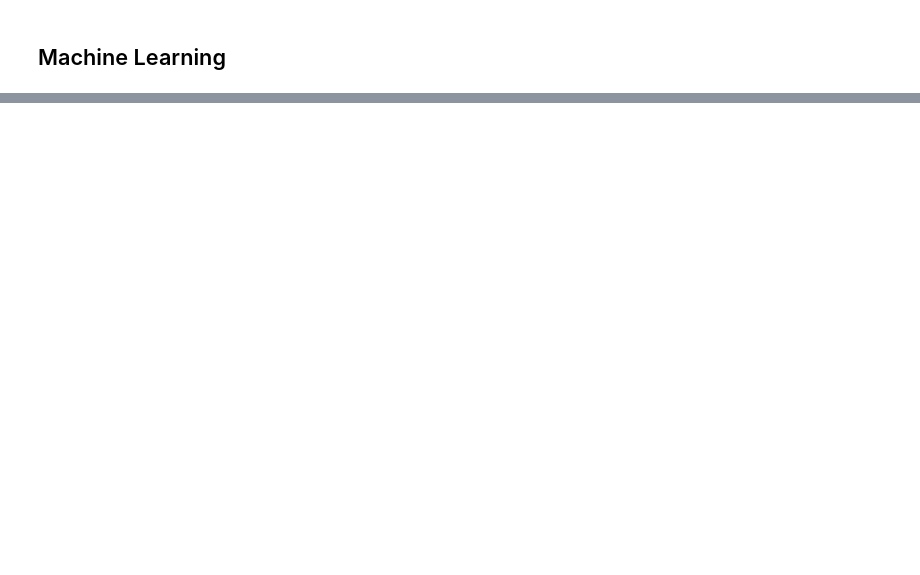
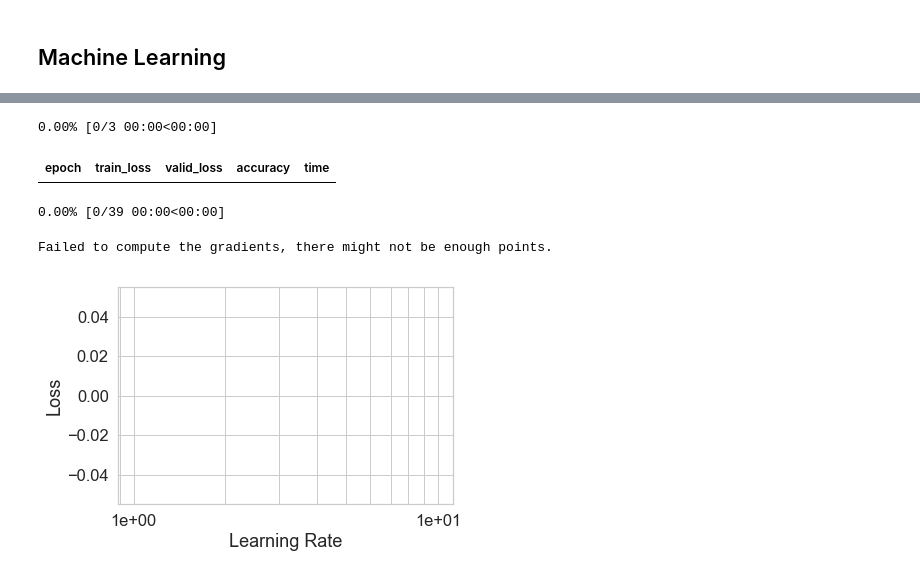
Before and after one commit to merrillm1/sentiment_analysis_with_ULMFiT, a Jupyter notebook: Fellowship-ai_challenge_solution.ipynb, the cells around one changed output, grey strips where cells are left out. Drawn from its saved outputs; the diff is of its cells as text; code cells hidden in the pictures; blank space fills up the shorter version.

```diff
--- a/Fellowship-ai_challenge_solution.ipynb
+++ b/Fellowship-ai_challenge_solution.ipynb
@@ -280,0 +333,3 @@ import fastai; fastai.__version__
+# %%
+raw_class = TextClasDataBunch.from_csv(path='',csv_name='train_raw.csv',
+                              vocab=review_raw.train_ds.vocab,bs=32,text_cols='text',label_cols='sentiment')
@@ -280,0 +348,4 @@ import fastai; fastai.__version__
+# %%
+raw_model = text_classifier_learner(raw_class, AWD_LSTM, drop_mult=0.5)
+# %%
+raw_model.load_encoder('encoder')
@@ -280,0 +390,12 @@ import fastai; fastai.__version__
+# %%
+raw_model.lr_find(1e-7,1e2)
+raw_model.sched.plot(n_skip=0, n_skip_end=0)
+# %% [output]
+0.00% [0/3 00:00<00:00]
+| epoch | train_loss | valid_loss | accuracy | time |
+0.00% [0/39 00:00<00:00]
+# %%
+raw_model.recorder.plot(show_grid=True, suggestion=True)
+# %% [output]
+Failed to compute the gradients, there might not be enough points.
+[figure, added]
```
Also changed, not shown: parts of 36 cells of this notebook, 15 other files.
